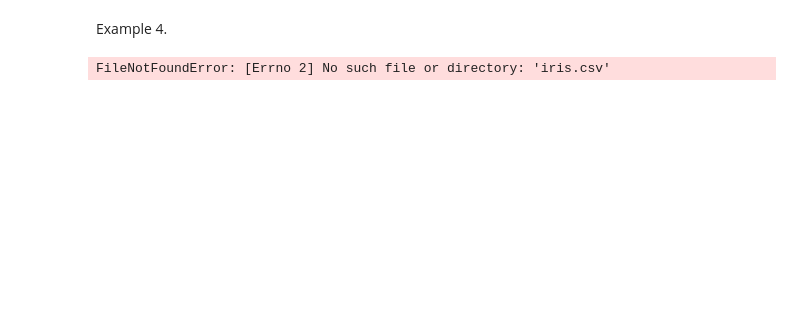
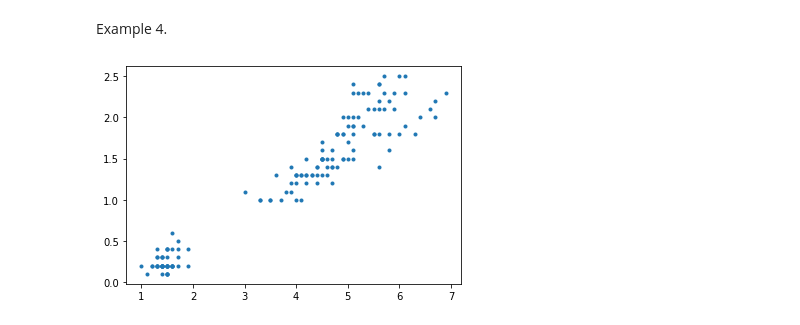
Before and after one commit to caiquemiranda/data-visualization-python, a Jupyter notebook: 15-extra_plot.ipynb, the cells around one changed output. Saved outputs shown, nothing was run; the diff lists cells and outputs as text; code cells hidden in the pictures; blank space fills up the shorter version.

Commit message:
import-data

```diff
--- a/15-extra_plot.ipynb
+++ b/15-extra_plot.ipynb
@@ -86,9 +86,9 @@ Example 4.
 # from http://www.stats.gla.ac.uk/~levers/dpip/iris.csv) using the following code.
 
 import pandas as pd
-iris = pd.read_csv("iris.csv")                          # Read in iris data from csv
+iris = pd.read_csv("data/iris.csv")                          # Read in iris data from csv
 
-plt.plot("Petal.Length", "Petal.Width", ".", data=iris) # Plot from data frame
+plt.plot("PetalLengthCm", "PetalWidthCm", ".", data=iris) # Plot from data frame
 plt.show()                                              # Show the plot
 # %% [output]
-FileNotFoundError: [Errno 2] No such file or directory: 'iris.csv'
+[figure, added]
```
Also changed, not shown: parts of 31 cells of this notebook, 3 other files.
